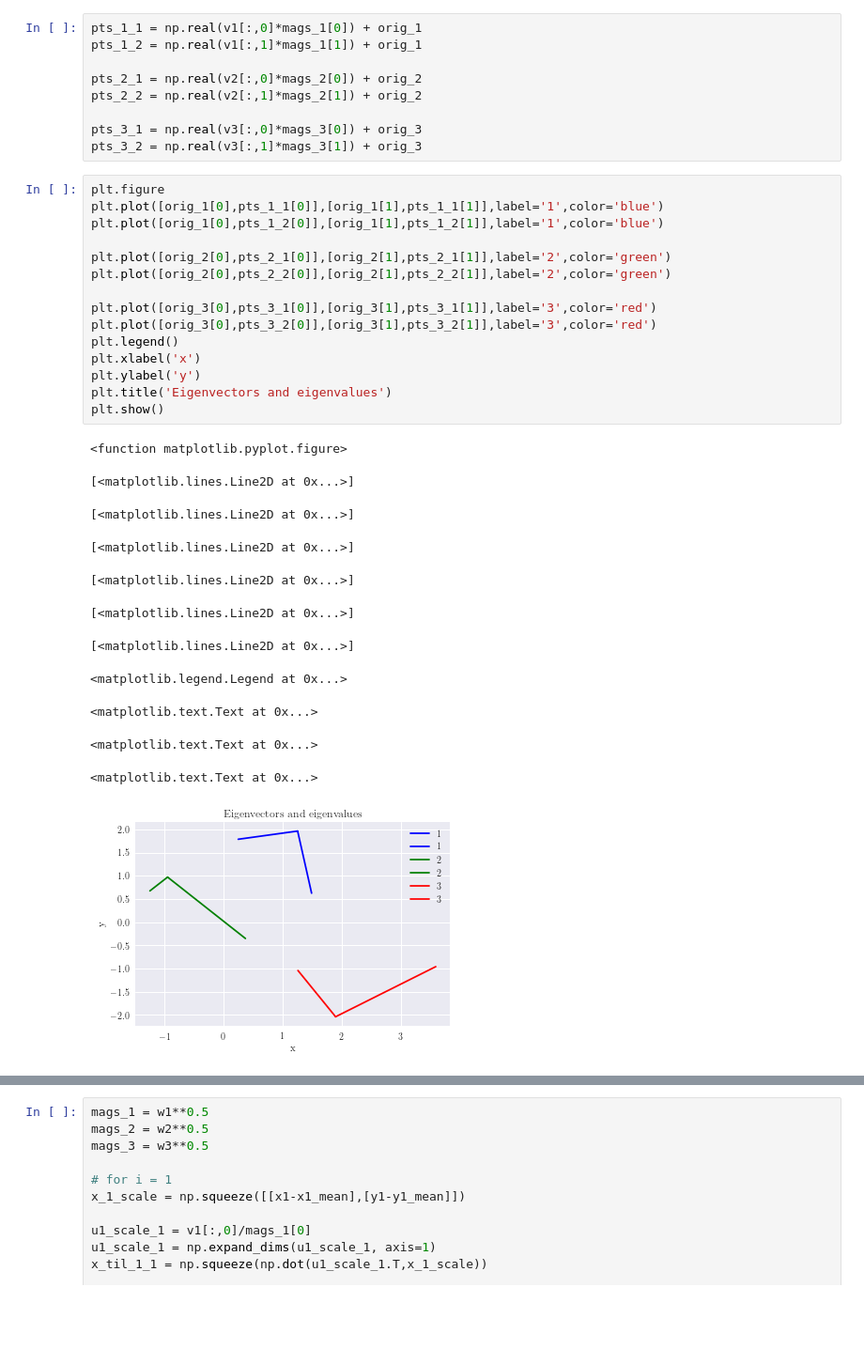
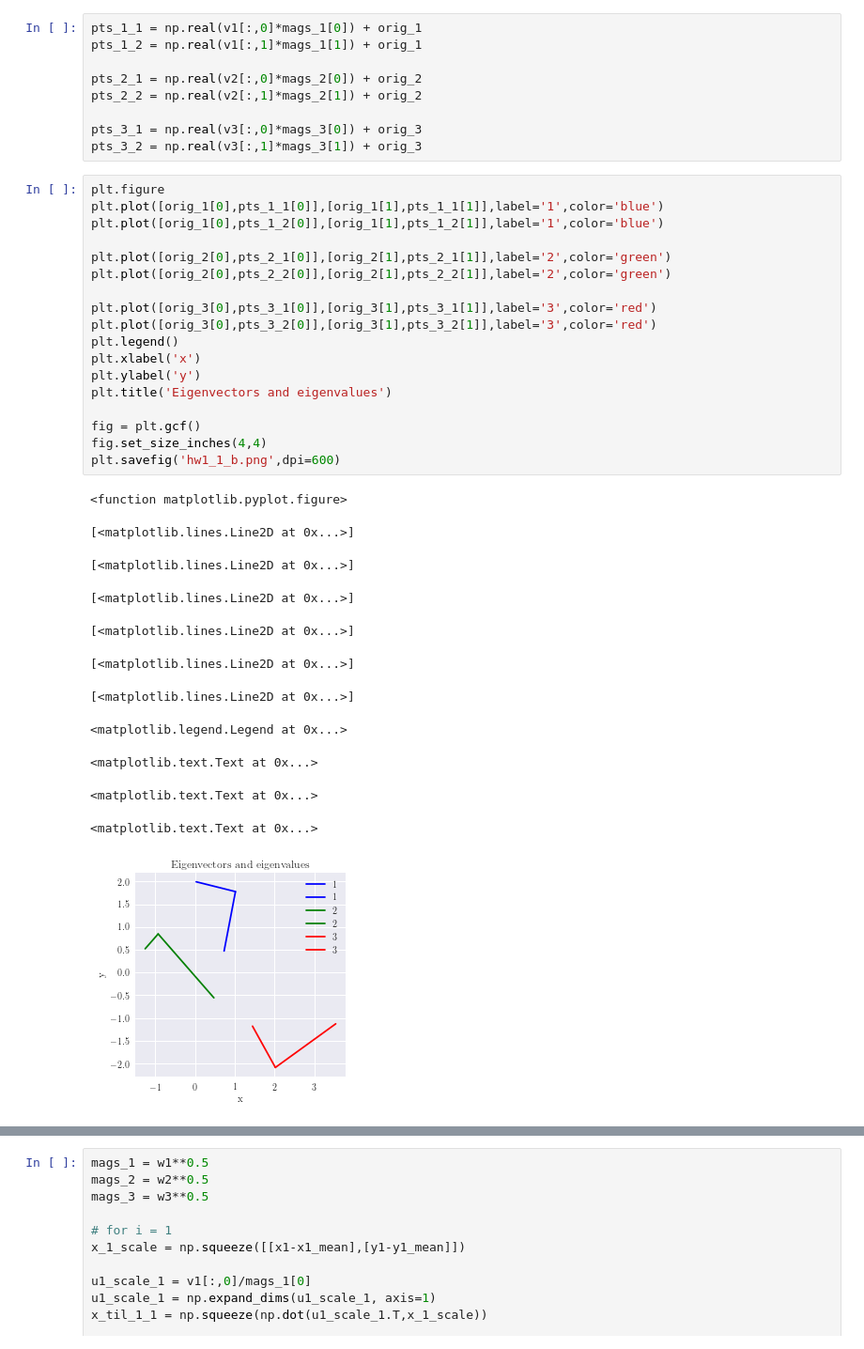
Before and after one commit to davidjuliancaldwell/machine-learning-class, a Jupyter notebook: hw1/hw-1-prob1-notebook.ipynb, the cells around one changed output, grey strips where cells are left out. Shown at 94% size. Drawn from its saved outputs; the diff is of its cells as text; blank space fills up the shorter version.

```diff
--- a/hw1/hw-1-prob1-notebook.ipynb
+++ b/hw1/hw-1-prob1-notebook.ipynb
@@ -133,31 +137,34 @@ pts_3_2 = np.real(v3[:,1]*mags_3[1]) + orig_3
 # %%
 plt.figure
 plt.plot([orig_1[0],pts_1_1[0]],[orig_1[1],pts_1_1[1]],label='1',color='blue')
 plt.plot([orig_1[0],pts_1_2[0]],[orig_1[1],pts_1_2[1]],label='1',color='blue')
 
 plt.plot([orig_2[0],pts_2_1[0]],[orig_2[1],pts_2_1[1]],label='2',color='green')
 plt.plot([orig_2[0],pts_2_2[0]],[orig_2[1],pts_2_2[1]],label='2',color='green')
 
 plt.plot([orig_3[0],pts_3_1[0]],[orig_3[1],pts_3_1[1]],label='3',color='red')
 plt.plot([orig_3[0],pts_3_2[0]],[orig_3[1],pts_3_2[1]],label='3',color='red')
 plt.legend()
 plt.xlabel('x')
 plt.ylabel('y')
 plt.title('Eigenvectors and eigenvalues')
-plt.show()
+
+fig = plt.gcf()
+fig.set_size_inches(4,4)
+plt.savefig('hw1_1_b.png',dpi=600)
 # %% [output]
 <function matplotlib.pyplot.figure>
 [<matplotlib.lines.Line2D at 0x...>]
 [<matplotlib.lines.Line2D at 0x...>]
 [<matplotlib.lines.Line2D at 0x...>]
 [<matplotlib.lines.Line2D at 0x...>]
 [<matplotlib.lines.Line2D at 0x...>]
 [<matplotlib.lines.Line2D at 0x...>]
 <matplotlib.legend.Legend at 0x...>
 <matplotlib.text.Text at 0x...>
 <matplotlib.text.Text at 0x...>
 <matplotlib.text.Text at 0x...>
-[figure, old version]
+[figure, new version]
 # %%
 plt.figure
 plt.plot([orig_1[0],pts_1_1[0]],[orig_1[1],pts_1_1[1]],label='1',color='blue')
```
Also changed, not shown: parts of 6 cells of this notebook, 1 other file.
